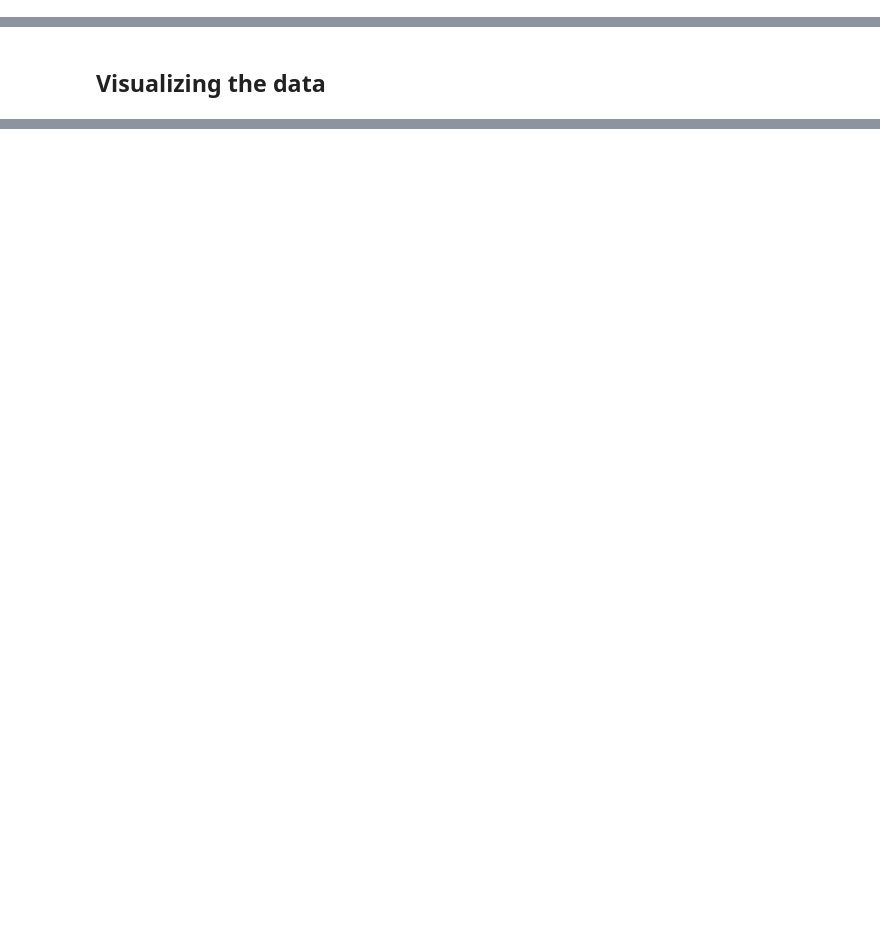
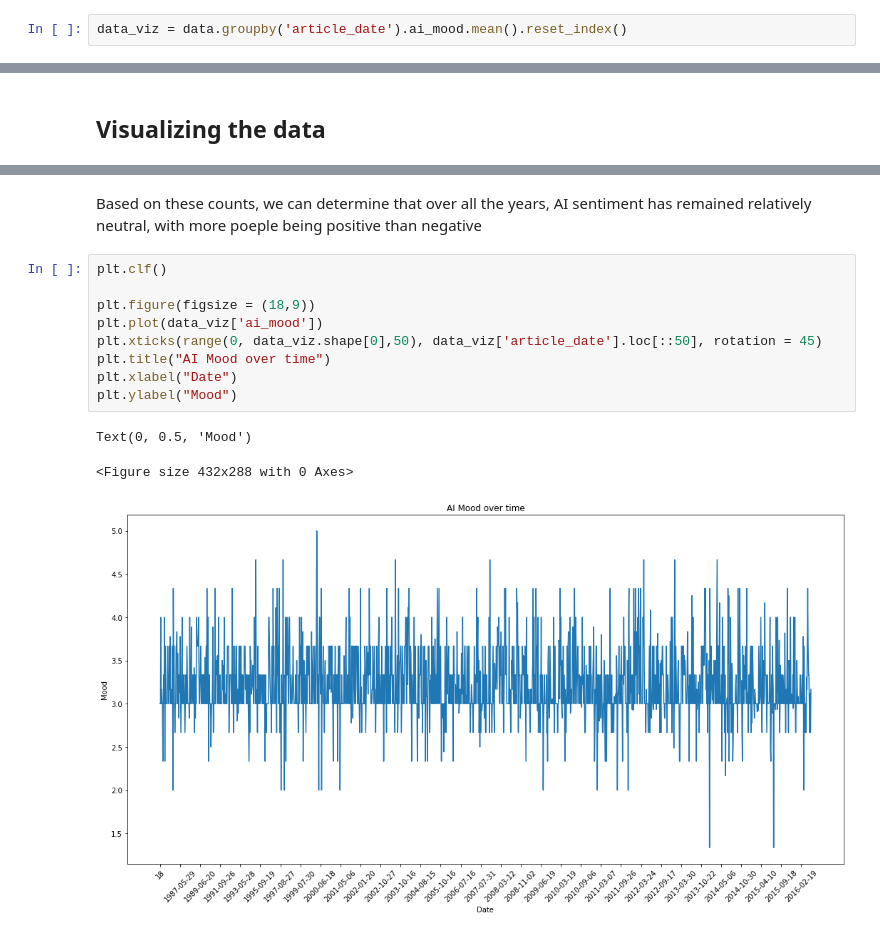
Before and after one commit to artms-18/ML-Projects, a Jupyter notebook: Mika_project_1.ipynb, the cells around one changed output, grey strips where cells are left out. Saved outputs shown, nothing was run; the diff lists cells and outputs as text; blank space fills up the shorter version.

```diff
--- a/Mika_project_1.ipynb
+++ b/Mika_project_1.ipynb
@@ -104,0 +127,2 @@ data = data.drop(columns = ['Article ID'], axis = 1)
+# %%
+data_viz = data.groupby('article_date').ai_mood.mean().reset_index()
@@ -106,0 +182,15 @@ data = data.drop(columns = ['Article ID'], axis = 1)
+# %% [markdown]
+Based on these counts, we can determine that over all the years, AI sentiment has remained relatively neutral, with more poeple being positive than negative
+# %%
+plt.clf()
+
+plt.figure(figsize = (18,9))
+plt.plot(data_viz['ai_mood'])
+plt.xticks(range(0, data_viz.shape[0],50), data_viz['article_date'].loc[::50], rotation = 45)
+plt.title("AI Mood over time")
+plt.xlabel("Date")
+plt.ylabel("Mood")
+# %% [output]
+Text(0, 0.5, 'Mood')
+<Figure size 432x288 with 0 Axes>
+[figure, added]
```
Also changed, not shown: parts of 11 cells of this notebook.
